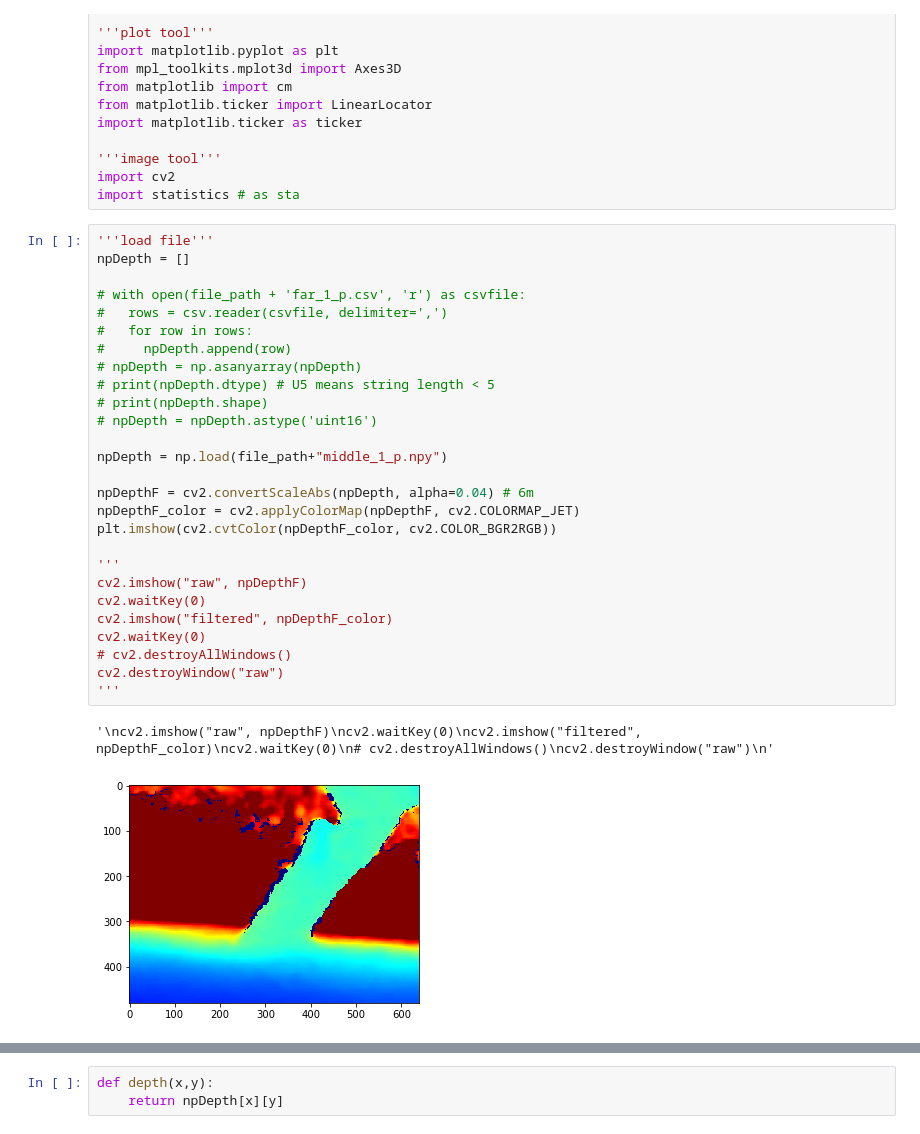
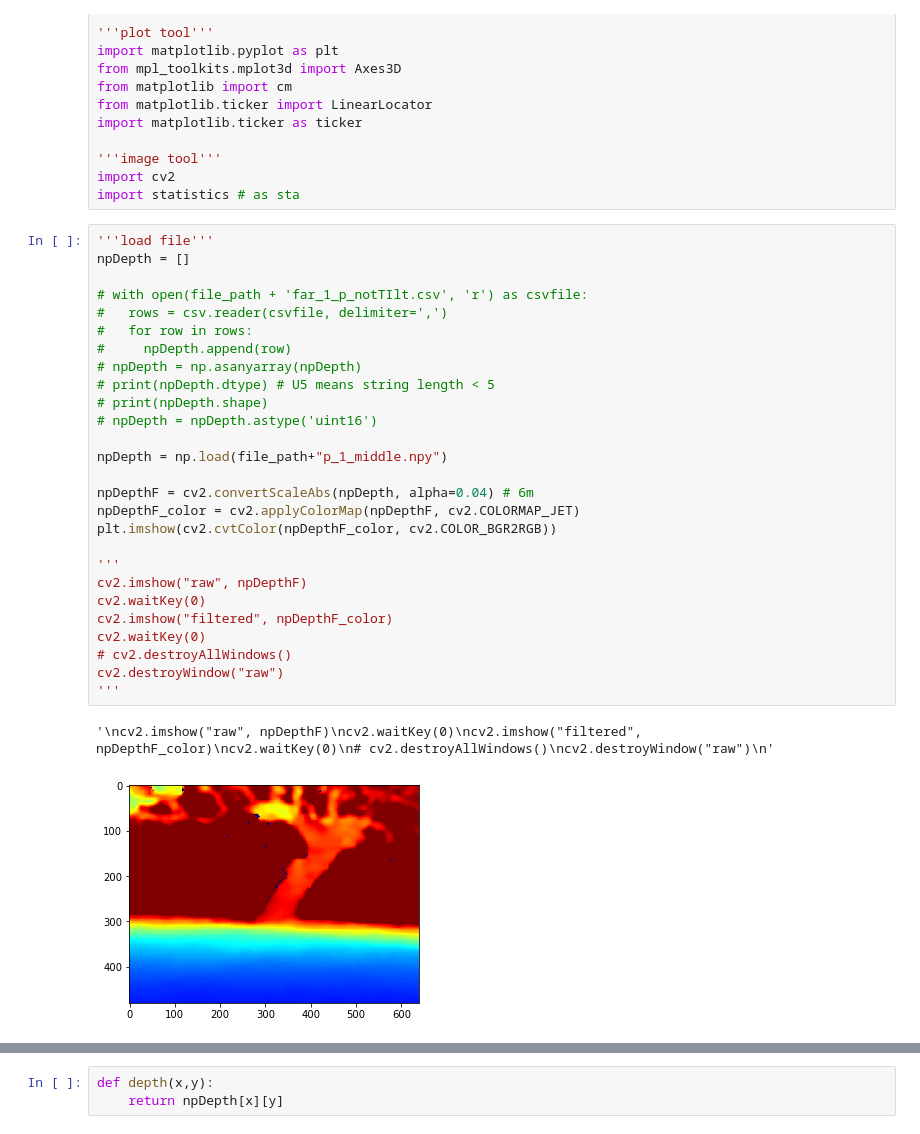
Before and after one commit to wowyunDBL/depth_app, a Jupyter notebook: jupyterNotebook/ground_subtr_npy.ipynb, the cells around one changed output, grey strips where cells are left out. Saved outputs shown, nothing was run; the diff lists cells and outputs as text.

```diff
--- a/jupyterNotebook/ground_subtr_npy.ipynb
+++ b/jupyterNotebook/ground_subtr_npy.ipynb
@@ -27,33 +27,33 @@ import statistics # as sta
 # %%
 '''load file'''
 npDepth = []
 
-# with open(file_path + 'far_1_p.csv', 'r') as csvfile:
+# with open(file_path + 'far_1_p_notTIlt.csv', 'r') as csvfile:
 #   rows = csv.reader(csvfile, delimiter=',')
 #   for row in rows:
 #     npDepth.append(row)
 # npDepth = np.asanyarray(npDepth)
 # print(npDepth.dtype) # U5 means string length < 5
 # print(npDepth.shape)
 # npDepth = npDepth.astype('uint16')
 
-npDepth = np.load(file_path+"middle_1_p.npy")
+npDepth = np.load(file_path+"p_1_middle.npy")
 
 npDepthF = cv2.convertScaleAbs(npDepth, alpha=0.04) # 6m
 npDepthF_color = cv2.applyColorMap(npDepthF, cv2.COLORMAP_JET)
 plt.imshow(cv2.cvtColor(npDepthF_color, cv2.COLOR_BGR2RGB))
 
 '''
 cv2.imshow("raw", npDepthF)
 cv2.waitKey(0)
 cv2.imshow("filtered", npDepthF_color)
 cv2.waitKey(0)
 # cv2.destroyAllWindows()
 cv2.destroyWindow("raw")
 '''
 # %% [output]
 '\ncv2.imshow("raw", npDepthF)\ncv2.waitKey(0)\ncv2.imshow("filtered", npDepthF_color)\ncv2.waitKey(0)\n# cv2.destroyAllWindows()\ncv2.destroyWindow("raw")\n'
-[figure, old version]
+[figure, new version]
 # %%
 color_seq = {'brown': (0,130,210), 'red':(0,0,255),'yellow':(22,220,220),'green':(0,255,0),'blue':(255,0,0),'black':(0,0,0)}
 npDepth_seg = np.zeros((npDepth.shape[0],npDepth.shape[1],3))
```
Also changed, not shown: parts of 11 cells of this notebook, 3 other files.
